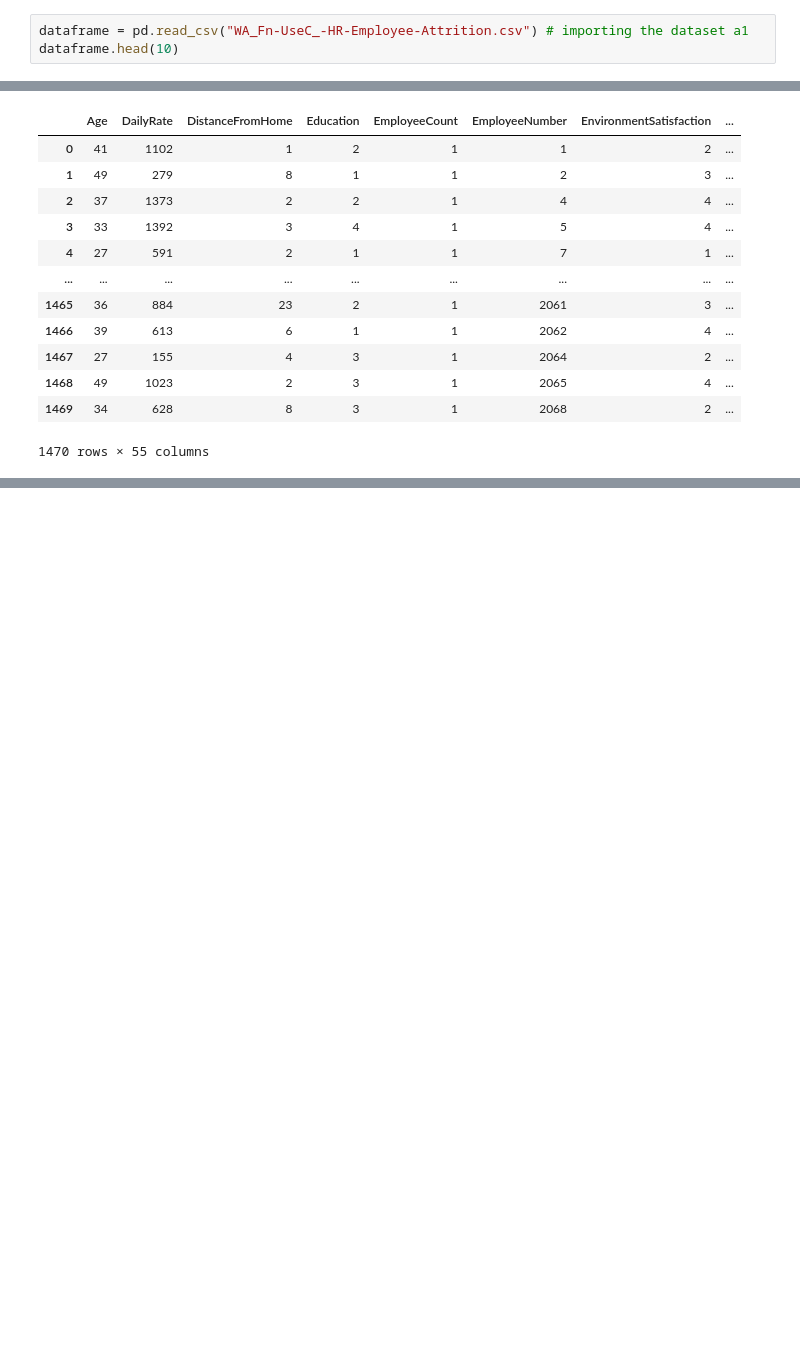
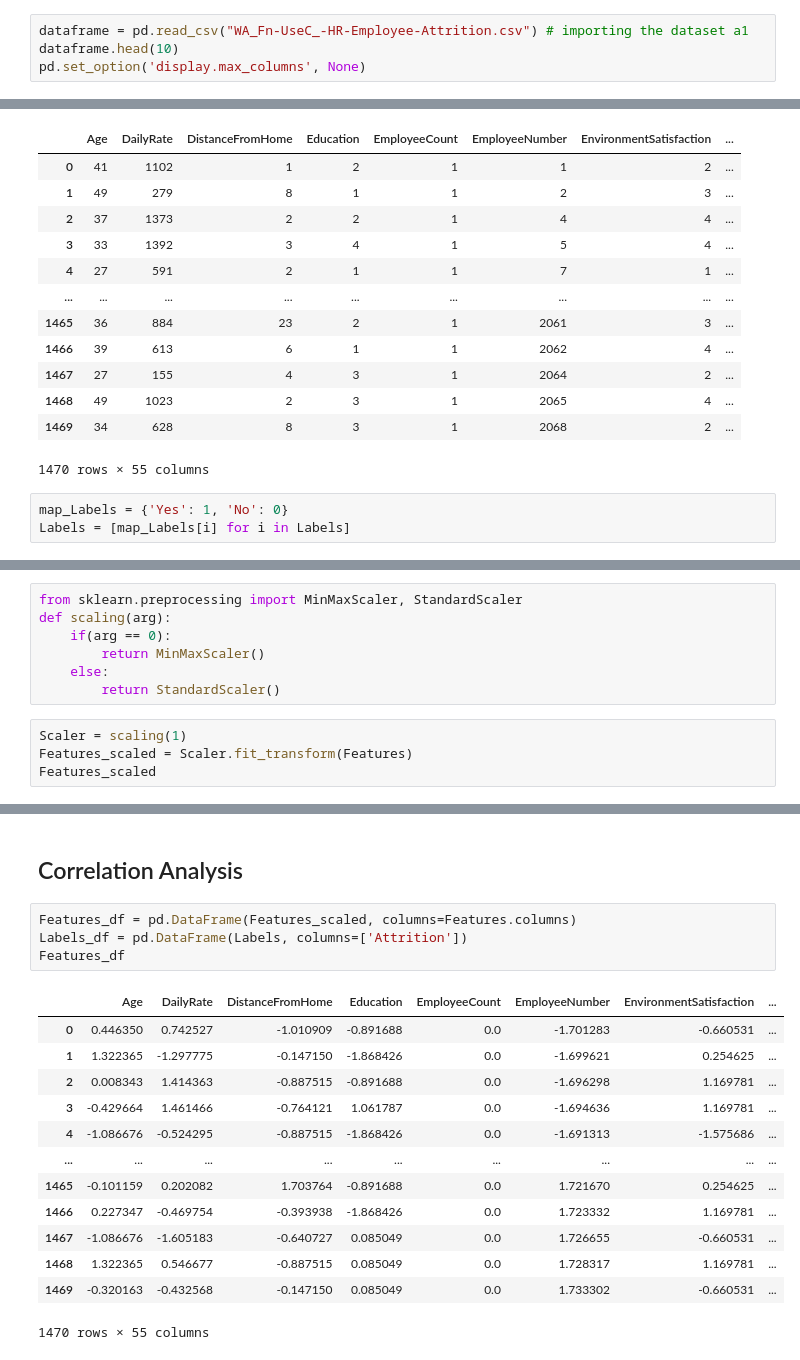
Before and after one commit to shahriar-raj/CSE_472-Machine-Learning-Sessional, a Jupyter notebook: Offline1/offline1.ipynb, the cells around one changed output, grey strips where cells are left out. Drawn from its saved outputs; the diff is of its cells as text; blank space fills up the shorter version.

```diff
--- a/Offline1/offline1.ipynb
+++ b/Offline1/offline1.ipynb
@@ -5,3 +5,4 @@ import pandas as pd
 # %%
 dataframe = pd.read_csv("WA_Fn-UseC_-HR-Employee-Attrition.csv") # importing the dataset a1
 dataframe.head(10)
+pd.set_option('display.max_columns', None)
@@ -149,3 +136,6 @@ Features
 | 1468 | 49 | 1023 | 2 | 3 | 1 | 2065 | 4 | ... |
 | 1469 | 34 | 628 | 8 | 3 | 1 | 2068 | 2 | ... |
 1470 rows × 55 columns
+# %%
+map_Labels = {'Yes': 1, 'No': 0}
+Labels = [map_Labels[i] for i in Labels]
@@ -151,0 +144,11 @@ Features
+# %%
+from sklearn.preprocessing import MinMaxScaler, StandardScaler
+def scaling(arg):
+    if(arg == 0):
+        return MinMaxScaler()
+    else:
+        return StandardScaler()
+# %%
+Scaler = scaling(1)
+Features_scaled = Scaler.fit_transform(Features)
+Features_scaled
@@ -151,0 +169,20 @@ Features
+# %% [markdown]
+## Correlation Analysis
+# %%
+Features_df = pd.DataFrame(Features_scaled, columns=Features.columns)
+Labels_df = pd.DataFrame(Labels, columns=['Attrition'])
+Features_df
+# %% [output]
+|  | Age | DailyRate | DistanceFromHome | Education | EmployeeCount | EmployeeNumber | EnvironmentSatisfaction | ... |
+| 0 | 0.446350 | 0.742527 | -1.010909 | -0.891688 | 0.0 | -1.701283 | -0.660531 | ... |
+| 1 | 1.322365 | -1.297775 | -0.147150 | -1.868426 | 0.0 | -1.699621 | 0.254625 | ... |
+| 2 | 0.008343 | 1.414363 | -0.887515 | -0.891688 | 0.0 | -1.696298 | 1.169781 | ... |
+| 3 | -0.429664 | 1.461466 | -0.764121 | 1.061787 | 0.0 | -1.694636 | 1.169781 | ... |
+| 4 | -1.086676 | -0.524295 | -0.887515 | -1.868426 | 0.0 | -1.691313 | -1.575686 | ... |
+| ... | ... | ... | ... | ... | ... | ... | ... | ... |
+| 1465 | -0.101159 | 0.202082 | 1.703764 | -0.891688 | 0.0 | 1.721670 | 0.254625 | ... |
+| 1466 | 0.227347 | -0.469754 | -0.393938 | -1.868426 | 0.0 | 1.723332 | 1.169781 | ... |
+| 1467 | -1.086676 | -1.605183 | -0.640727 | 0.085049 | 0.0 | 1.726655 | -0.660531 | ... |
+| 1468 | 1.322365 | 0.546677 | -0.887515 | 0.085049 | 0.0 | 1.728317 | 1.169781 | ... |
+| 1469 | -0.320163 | -0.432568 | -0.147150 | 0.085049 | 0.0 | 1.733302 | -0.660531 | ... |
+1470 rows × 55 columns
```
Also changed, not shown: parts of 9 cells of this notebook, 1 other file.
